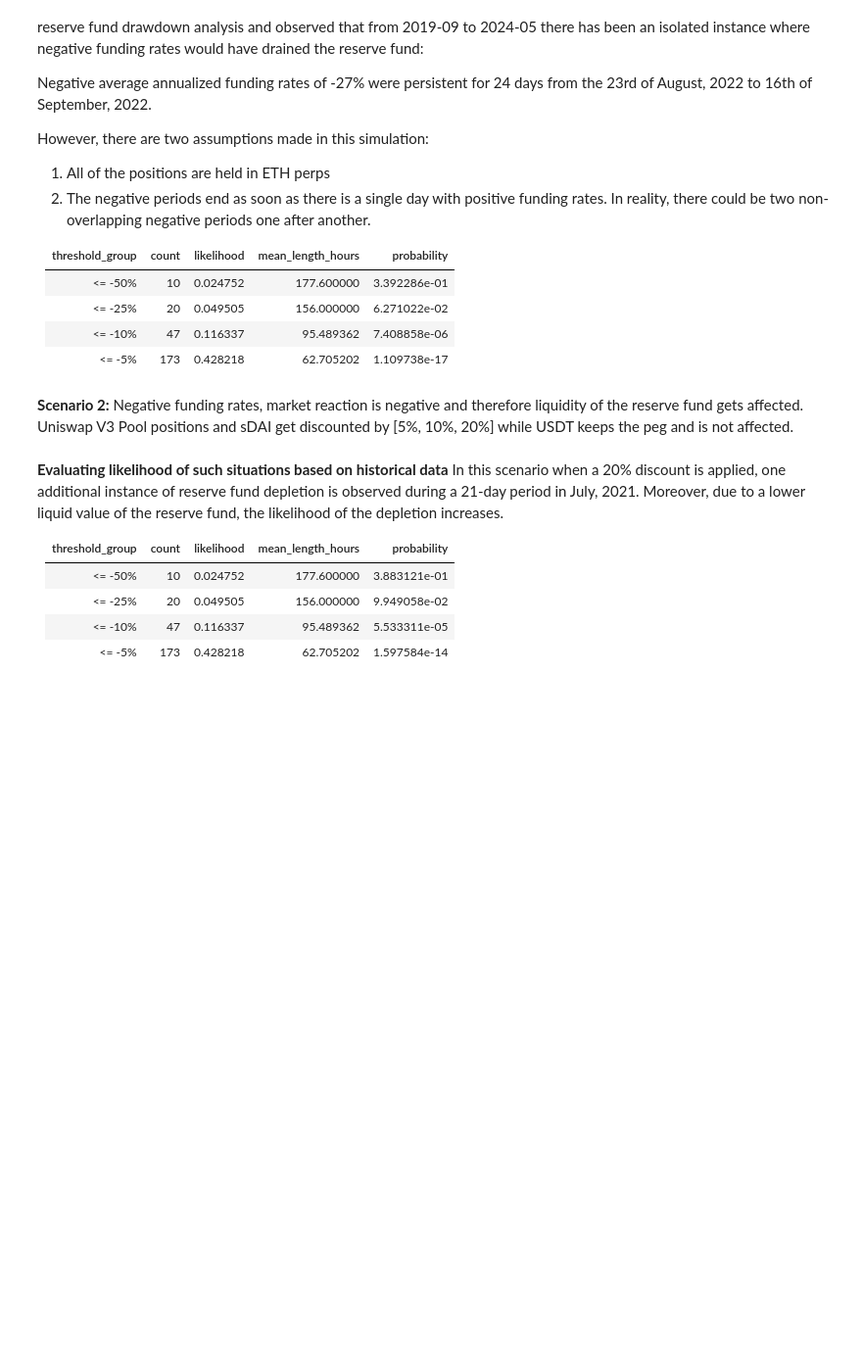
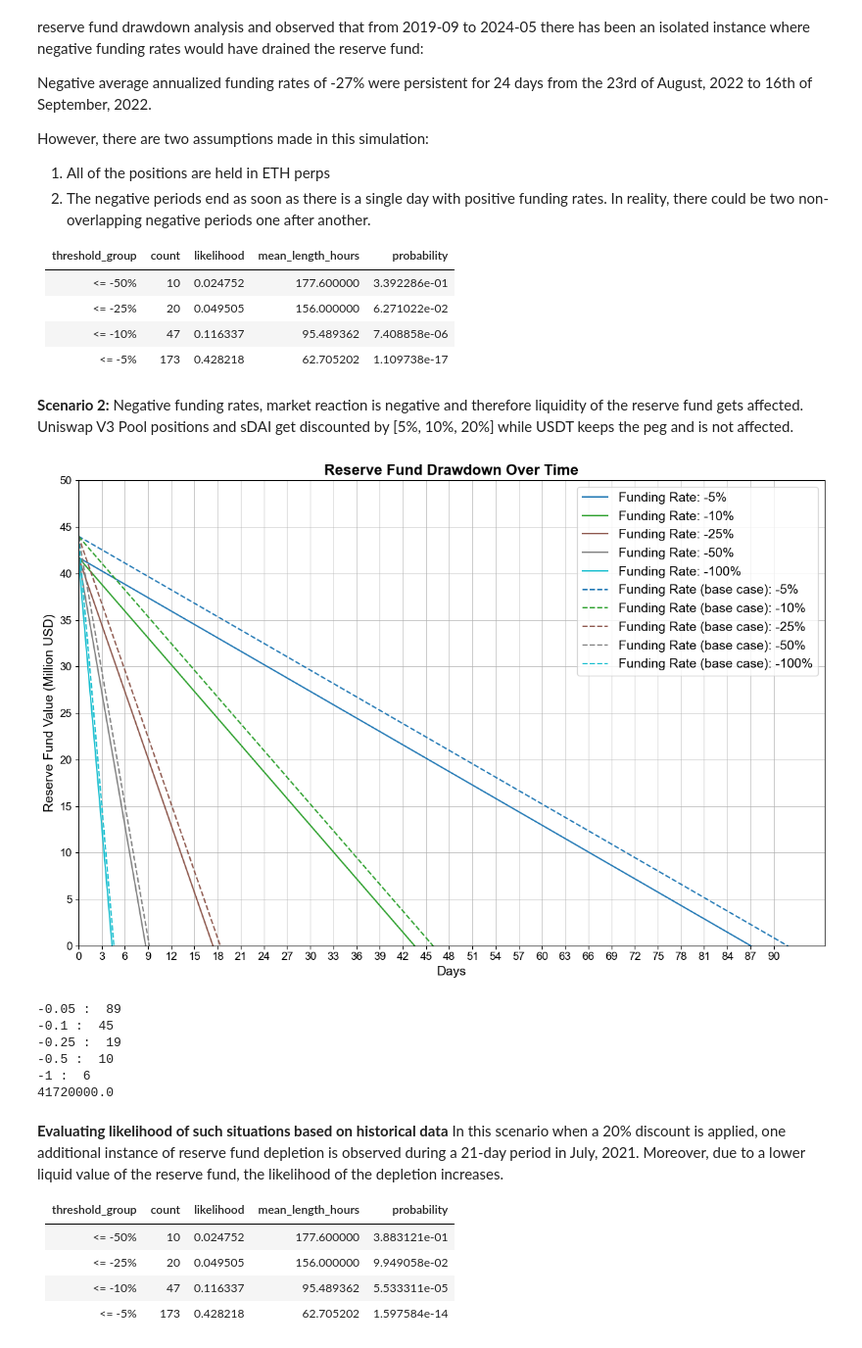
Before and after one commit to llama-risk/ethena_simulations, a Jupyter notebook: reserve_simulations.ipynb, the cells around one changed output. Shown at 98% size. Cells and saved outputs as stored; diff of their text form; code cells hidden in the pictures; blank space fills up the shorter version.

```diff
--- a/reserve_simulations.ipynb
+++ b/reserve_simulations.ipynb
@@ -26,13 +28,11 @@ def run_simulation(total_exposure, initial_reserve_fund, annualized_funding_rate
     for rate in annualized_funding_rates:
         daily_drawdown = get_daily_drawdown(total_exposure, rate)
         daily_lst_gain = get_daily_lst_gain(total_exposure, lst_proportion, lst_rate)
-        reserve_fund = initial_reserve_fund
+        reserve_fund = initial_reserve_fund / 1e6  # Convert to millions
         fund_values = [reserve_fund]
         while reserve_fund > 0:
-            reserve_fund += daily_drawdown
-            reserve_fund += daily_lst_gain
-            if reserve_fund < 0:
-                reserve_fund = 0
+            reserve_fund += daily_drawdown / 1e6  # Convert to millions
+            reserve_fund += daily_lst_gain / 1e6  # Convert to millions
             fund_values.append(reserve_fund)
 
         results[rate] = fund_values
@@ -108,23 +140,29 @@ However, there are two assumptions made in this simulation:
 # %%
 # Parameters
 total_exposure = 3500000000 # $3.5B
 reserve_fund = 44000000 # $44M
 sdai_position = 15500000 # $15.5M
 uniswap_position = 11400000 # $11.4M
-discount_factors = [0.05, 0.1, 0.2, 0.3]
-annualized_funding_rates = [-0.05, -0.10, -0.25, -0.50]
-lst_rate = 0.05
-lst_proportion = 0.11
+discount_factors = [0.2]
+annualized_funding_rates = [-0.05, -0.10, -0.25, -0.50, -1]
 
 # Simulations
 for discount in discount_factors:
     reserve_fund_discounted = reserve_fund - (uniswap_position * discount)
     results = run_simulation(total_exposure, reserve_fund_discounted, annualized_funding_rates)
     past_results = run_simulation(total_exposure, reserve_fund, annualized_funding_rates)
     plot_results(results, past_results)
     for rate, values in results.items():
         print(rate, ": ", len(values))
     print(reserve_fund_discounted)
+# %% [output]
+[figure, added]
+-0.05 :  89
+-0.1 :  45
+-0.25 :  19
+-0.5 :  10
+-1 :  6
+41720000.0
 # %% [markdown]
 **Evaluating likelihood of such situations based on historical data**
 In this scenario when a 20% discount is applied, one additional instance of reserve fund depletion is observed during a 21-day period in July, 2021. Moreover, due to a lower liquid value of the reserve fund, the likelihood of the depletion increases.
```
Also changed, not shown: parts of 7 cells of this notebook.
